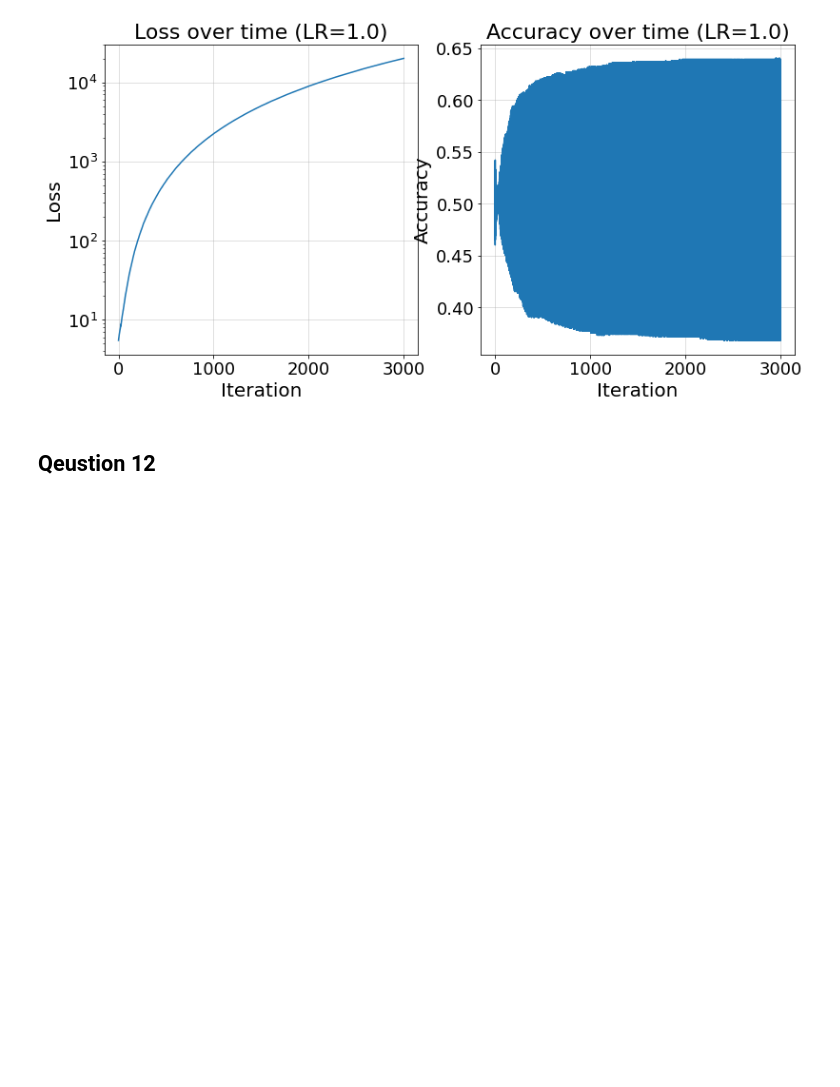
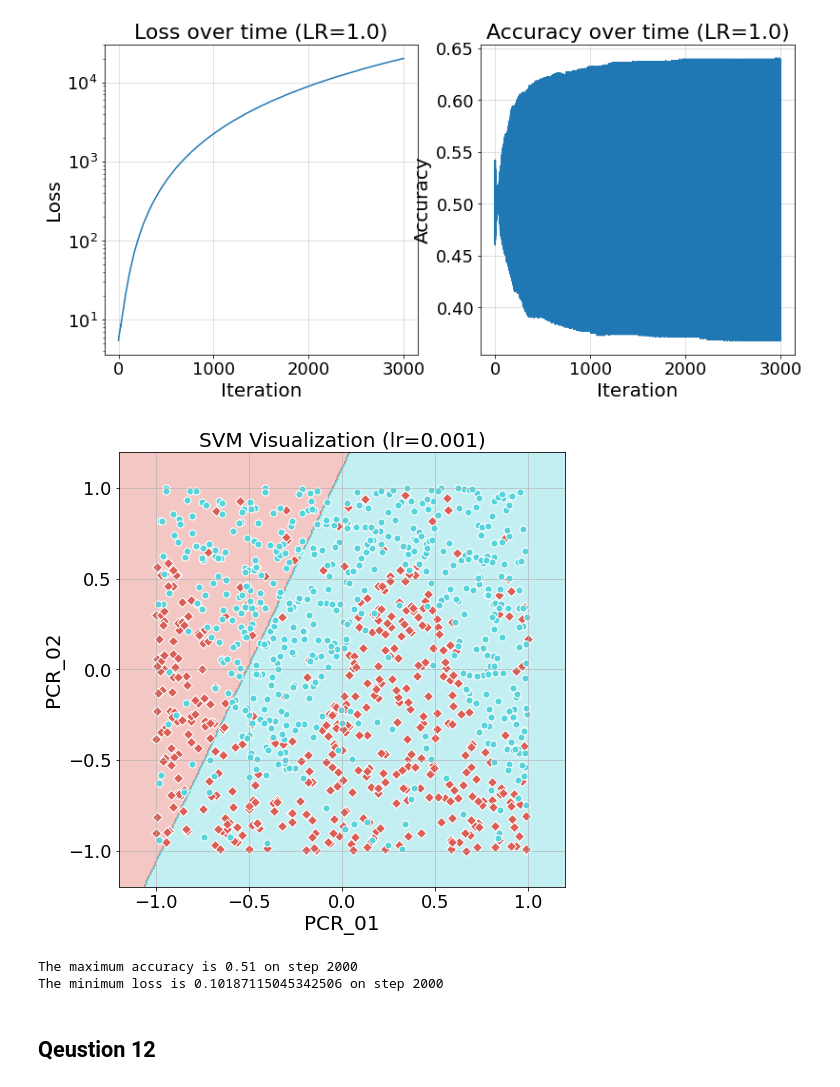
Before and after one commit to Ofir-Manor/Long2, a Jupyter notebook: 311288203_316084623.ipynb, the cells around one changed output. Cells and saved outputs as stored; diff of their text form; code cells hidden in the pictures; blank space fills up the shorter version.

```diff
--- a/311288203_316084623.ipynb
+++ b/311288203_316084623.ipynb
@@ -425,6 +425,25 @@ for lr in np.logspace(-3, 0, 4):
 [figure]
 [figure]
 [figure]
+# %%
+opt_lr=0.001
+svm = SoftSVM(C=0.1, lr=opt_lr)
+losses, accuracies = svm.fit_with_logs(X=train_mod_x, y=train_mod_y)
+visualize_clf(clf=svm,
+              X=train_mod_x,
+              Y=train_mod_y,
+              title=f"SVM Visualization (lr={opt_lr})",
+              xlabel="PCR_01",
+              ylabel="PCR_02")
+
+min_loss_idx = np.argmin(losses)
+max_acc_idx = np.argmax(accuracies)
+print(f"The maximum accuracy is {accuracies[max_acc_idx]} on step {max_acc_idx}")
+print(f"The minimum loss is {losses[min_loss_idx]} on step {min_loss_idx}")
+# %% [output]
+[figure, added]
+The maximum accuracy is 0.51 on step 2000
+The minimum loss is 0.10187115045342506 on step 2000
 # %% [markdown]
 ## Qeustion 12
 # %%
```
